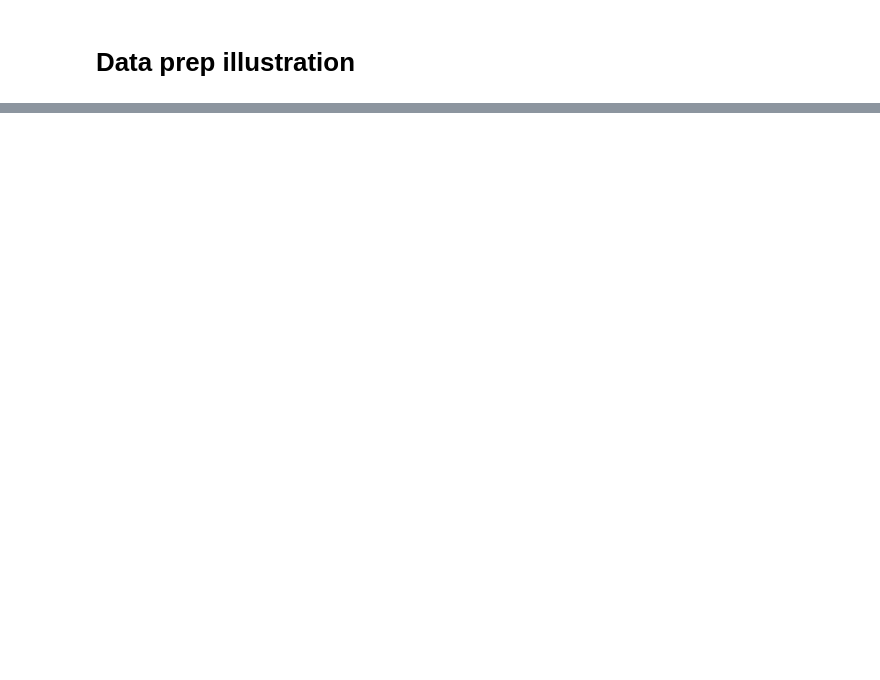
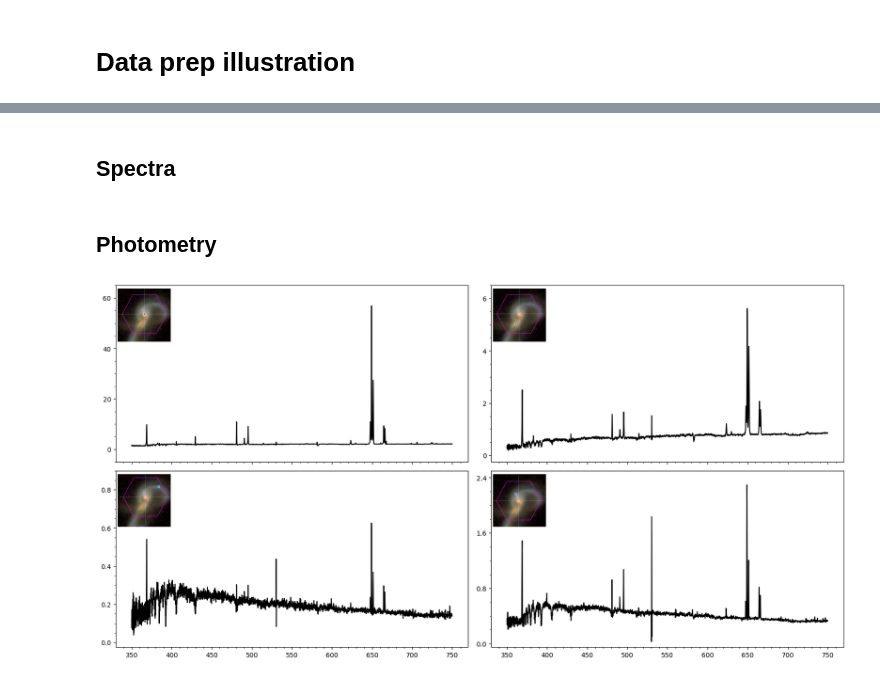
Before and after one commit to ed-ortizm/sdss, a Jupyter notebook: data_prep_illustrations/03_fiber_aperture.ipynb, the cells around one changed output, grey strips where cells are left out. Cells and saved outputs as stored; diff of their text form; code cells hidden in the pictures; blank space fills up the shorter version.

Commit message:
chore: finish getting plots for fiber aperture effect

```diff
--- a/data_prep_illustrations/03_fiber_aperture.ipynb
+++ b/data_prep_illustrations/03_fiber_aperture.ipynb
@@ -24,0 +52,2 @@ plt.plot(wave, flux_norm)
+# %% [markdown]
+## Spectra
@@ -24,0 +77,78 @@ plt.plot(wave, flux_norm)
+# %% [markdown]
+## Photometry
+# %%
+# center region
+center_image_name = 'fiber_apperture_manga_37_37.png'
+center_img = mpimg.imread(f"{ch_3_dir}/{center_image_name}")
+center_img = center_img[100:580, 10:-6, :]
+# lower-left region
+ll_image_name = 'fiber_apperture_manga_23_32.png'
+ll_img = mpimg.imread(f"{ch_3_dir}/{ll_image_name}")
+ll_img = ll_img[120:600, 150:630, :]
+# upper-right region
+ur_image_name = 'fiber_apperture_manga_52_56.png'
+ur_img = mpimg.imread(f"{ch_3_dir}/{ur_image_name}")
+ur_img = ur_img[60:540, 150:630, :]
+# upper-left region
+ul_image_name = 'fiber_apperture_manga_47_33.png'
+ul_img = mpimg.imread(f"{ch_3_dir}/{ul_image_name}")
+ul_img = ul_img[60:540, 55:535, :]
+# %%
+fig, axs = plt.subplots(
+    2, 2,
+    figsize=(20, 10),
+    sharex=True
+)
+# convert wave to nm
+# -------------------------------------------------------------
+# center
+axs[0,0].plot(wave_center_rest*0.1, spec_center, color='black')
+
+_ = add_thumbnail(axs[0,0], center_img)
+
+axs[0, 0].set_ylim(-5, 65)
+center_ticks = [0, 20, 40, 60]
+axs[0, 0].set_yticks(center_ticks)
+
+# -------------------------------------------------------------
+# lower-left
+axs[0,1].plot(wave_ll_rest*0.1, spec_ll, color='black')
+_ = add_thumbnail(axs[0,1], ll_img)
+
+axs[0, 1].set_ylim(-0.25, 6.5)
+ll_ticks = [0, 2, 4, 6]
+axs[0, 1].set_yticks(ll_ticks)
+
+# -------------------------------------------------------------
+# upper-right
+axs[1,0].plot(wave_ur_rest*0.1, spec_ur, color='black')
+
+_ = add_thumbnail(axs[1,0], ur_img)
+
+axs[1, 0].set_ylim(-0.025, 0.9)
+ur_ticks = [0, 0.2, 0.4, 0.6, 0.8]
+axs[1, 0].set_yticks(ur_ticks)
+# -------------------------------------------------------------
+# upper-left
+axs[1,1].plot(wave_ul_rest*0.1, spec_ul, color='black')
+
+_ = add_thumbnail(axs[1,1], ul_img)
+
+axs[1, 1].set_ylim(-0.05, 2.5)
+ul_ticks = [0, 0.8, 1.6, 2.4]
+axs[1, 1].set_yticks(ul_ticks)
+#
+for ax in axs.flatten(): ax.minorticks_on()
+# adjust vertical space
+plt.subplots_adjust(
+    hspace=0.05,
+    wspace=0.065
+)
+
+# save figure
+fig.savefig(
+    f'{ch_3_dir}/fiber_aperture_spectra.pdf',
+    bbox_inches='tight'
+)
+# %% [output]
+[figure, added]
```
Also changed, not shown: parts of 11 cells of this notebook.
